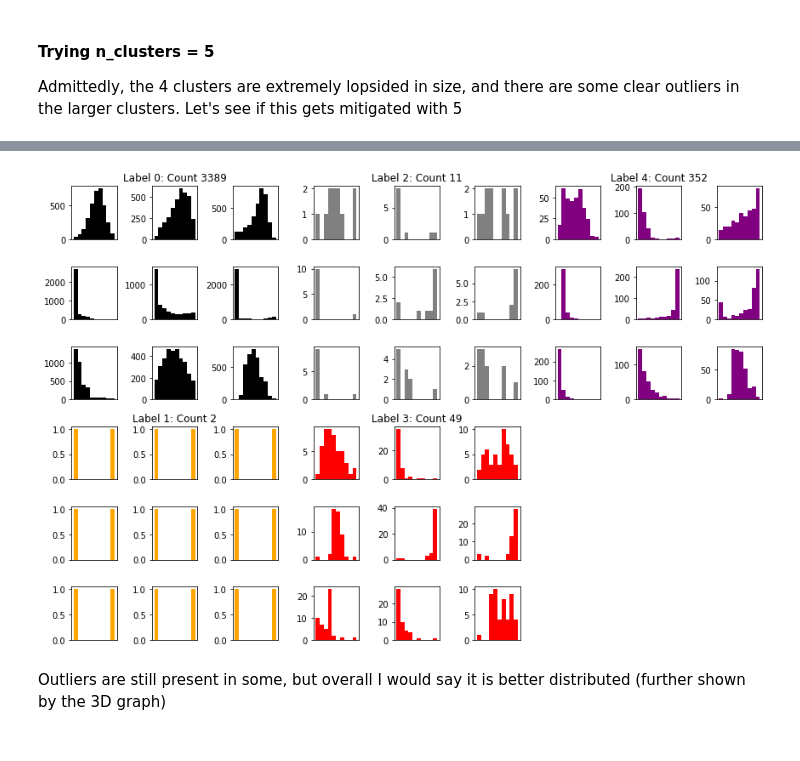
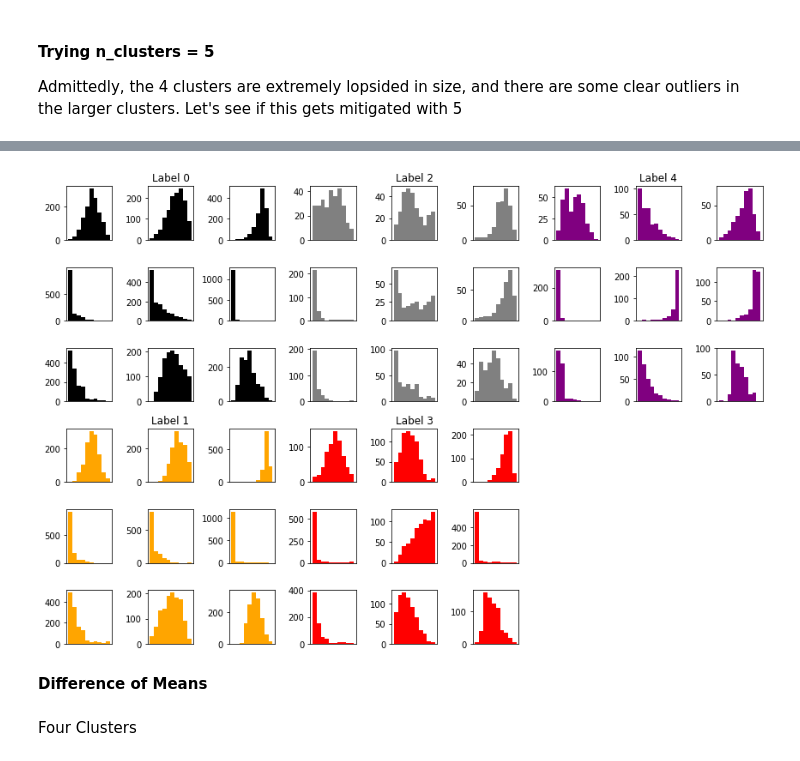
Before and after one commit to JackE249/Spotify-Data-301, a Jupyter notebook: other_clustering.ipynb, the cells around one changed output, grey strips where cells are left out. Saved outputs shown, nothing was run; the diff lists cells and outputs as text; code cells hidden in the pictures.

```diff
--- a/other_clustering.ipynb
+++ b/other_clustering.ipynb
@@ -24,10 +24,10 @@ final_df
 | 16980 | 0.882 | 0.662 | -6.382 | 0.2420 | 0.01240 | 0.000000 | 0.1060 | 0.570 | ... |
 16981 rows × 9 columns
 # %%
-#normalizing loudness and tempo
-final_df['loudness'] = final_df.loudness.apply(lambda x: x/final_df['loudness'].max())
-final_df['tempo'] = final_df.tempo.apply(lambda x: x/final_df['tempo'].max())
+#normalizing columns and dropping duplicates
+
 final_df = final_df.drop_duplicates()
+final_df = (final_df-final_df.min())/(final_df.max()-final_df.min())
 final_df
 # %% [output]
 |  | danceability | energy | loudness | speechiness | acousticness | instrumentalness | liveness | valence | ... |
@@ -185,7 +202,7 @@ fig_graphs.tight_layout()
 
 fig_axes[0,0].hist(analysis.loc[0]['danceability'], color='black');
 fig_axes[0,1].hist(analysis.loc[0]['energy'], color='black');
-fig_axes[0,1].set_title('Label 0: Count 3660');
+fig_axes[0,1].set_title('Label 0');
 fig_axes[0,2].hist(analysis.loc[0]['loudness'], color='black');
 fig_axes[1,0].hist(analysis.loc[0]['speechiness'], color='black');
 fig_axes[1,1].hist(analysis.loc[0]['acousticness'], color='black');
@@ -196,7 +213,7 @@ fig_axes[2,2].hist(analysis.loc[0]['tempo'], color='black');
 
 fig_axes[3,0].hist(analysis.loc[1]['danceability'], color='orange');
 fig_axes[3,1].hist(analysis.loc[1]['energy'], color='orange');
-fig_axes[3,1].set_title('Label 1: Count 2');
+fig_axes[3,1].set_title('Label 1');
 fig_axes[3,2].hist(analysis.loc[1]['loudness'], color='orange');
 fig_axes[4,0].hist(analysis.loc[1]['speechiness'], color='orange');
 fig_axes[4,1].hist(analysis.loc[1]['acousticness'], color='orange');
@@ -207,7 +224,7 @@ fig_axes[5,2].hist(analysis.loc[1]['tempo'], color='orange');
 
 fig_axes[0,3].hist(analysis.loc[2]['danceability'], color='gray');
 fig_axes[0,4].hist(analysis.loc[2]['energy'], color='gray');
-fig_axes[0,4].set_title('Label 2: Count 11');
+fig_axes[0,4].set_title('Label 2');
 fig_axes[0,5].hist(analysis.loc[2]['loudness'], color='gray');
 fig_axes[1,3].hist(analysis.loc[2]['speechiness'], color='gray');
 fig_axes[1,4].hist(analysis.loc[2]['acousticness'], color='gray');
@@ -218,7 +235,7 @@ fig_axes[2,5].hist(analysis.loc[2]['tempo'], color='gray');
 
 fig_axes[3,3].hist(analysis.loc[3]['danceability'], color='red');
 fig_axes[3,4].hist(analysis.loc[3]['energy'], color='red');
-fig_axes[3,4].set_title('Label 3: Count 130');
+fig_axes[3,4].set_title('Label 3');
 fig_axes[3,5].hist(analysis.loc[3]['loudness'], color='red');
 fig_axes[4,3].hist(analysis.loc[3]['speechiness'], color='red');
 fig_axes[4,4].hist(analysis.loc[3]['acousticness'], color='red');
@@ -294,7 +311,7 @@ fig_graphs.tight_layout()
 
 fig_axes[0,0].hist(analysis_n.loc[0]['danceability'], color='black');
 fig_axes[0,1].hist(analysis_n.loc[0]['energy'], color='black');
-fig_axes[0,1].set_title('Label 0: Count 3389');
+fig_axes[0,1].set_title('Label 0');
 fig_axes[0,2].hist(analysis_n.loc[0]['loudness'], color='black');
 fig_axes[1,0].hist(analysis_n.loc[0]['speechiness'], color='black');
 fig_axes[1,1].hist(analysis_n.loc[0]['acousticness'], color='black');
@@ -305,7 +322,7 @@ fig_axes[2,2].hist(analysis_n.loc[0]['tempo'], color='black');
 
 fig_axes[3,0].hist(analysis_n.loc[1]['danceability'], color='orange');
 fig_axes[3,1].hist(analysis_n.loc[1]['energy'], color='orange');
-fig_axes[3,1].set_title('Label 1: Count 2');
+fig_axes[3,1].set_title('Label 1');
 fig_axes[3,2].hist(analysis_n.loc[1]['loudness'], color='orange');
 fig_axes[4,0].hist(analysis_n.loc[1]['speechiness'], color='orange');
 fig_axes[4,1].hist(analysis_n.loc[1]['acousticness'], color='orange');
@@ -316,7 +333,7 @@ fig_axes[5,2].hist(analysis_n.loc[1]['tempo'], color='orange');
 
 fig_axes[0,3].hist(analysis_n.loc[2]['danceability'], color='gray');
 fig_axes[0,4].hist(analysis_n.loc[2]['energy'], color='gray');
-fig_axes[0,4].set_title('Label 2: Count 11');
+fig_axes[0,4].set_title('Label 2');
 fig_axes[0,5].hist(analysis_n.loc[2]['loudness'], color='gray');
 fig_axes[1,3].hist(analysis_n.loc[2]['speechiness'], color='gray');
 fig_axes[1,4].hist(analysis_n.loc[2]['acousticness'], color='gray');
@@ -327,41 +344,43 @@ fig_axes[2,5].hist(analysis_n.loc[2]['tempo'], color='gray');
 
 fig_axes[3,3].hist(analysis_n.loc[3]['danceability'], color='red');
 fig_axes[3,4].hist(analysis_n.loc[3]['energy'], color='red');
-fig_axes[3,4].set_title('Label 3: Count 49');
+fig_axes[3,4].set_title('Label 3');
 fig_axes[3,5].hist(analysis_n.loc[3]['loudness'], color='red');
 fig_axes[4,3].hist(analysis_n.loc[3]['speechiness'], color='red');
 fig_axes[4,4].hist(analysis_n.loc[3]['acousticness'], color='red');
 fig_axes[4,5].hist(analysis_n.loc[3]['instrumentalness'], color='red');
 fig_axes[5,3].hist(analysis_n.loc[3]['liveness'], color='red');
 fig_axes[5,4].hist(analysis_n.loc[3]['valence'], color='red');
 fig_axes[5,5].hist(analysis_n.loc[3]['tempo'], color='red');
 
 fig_axes[0,6].hist(analysis_n.loc[4]['danceability'], color='purple');
 fig_axes[0,7].hist(analysis_n.loc[4]['energy'], color='purple');
-fig_axes[0,7].set_title('Label 4: Count 352');
+fig_axes[0,7].set_title('Label 4');
 fig_axes[0,8].hist(analysis_n.loc[4]['loudness'], color='purple');
 fig_axes[1,6].hist(analysis_n.loc[4]['speechiness'], color='purple');
 fig_axes[1,7].hist(analysis_n.loc[4]['acousticness'], color='purple');
 fig_axes[1,8].hist(analysis_n.loc[4]['instrumentalness'], color='purple');
 fig_axes[2,6].hist(analysis_n.loc[4]['liveness'], color='purple');
 fig_axes[2,7].hist(analysis_n.loc[4]['valence'], color='purple');
 fig_axes[2,8].hist(analysis_n.loc[4]['tempo'], color='purple');
 
 fig_axes[3,6].axis('off')
 fig_axes[3,7].axis('off')
 fig_axes[3,8].axis('off')
 fig_axes[4,6].axis('off')
 fig_axes[4,7].axis('off')
 fig_axes[4,8].axis('off')
 fig_axes[5,6].axis('off')
 fig_axes[5,7].axis('off')
 fig_axes[5,8].axis('off')
 
 for ax in fig_axes:
     for a in ax:
         a.set_xticks([])
         #a.set_yticks([])
 # %% [output]
-[figure, old version]
+[figure, new version]
 # %% [markdown]
-Outliers are still present in some, but overall I would say it is better distributed (further shown by the 3D graph)
+**Difference of Means**
+# %% [markdown]
+Four Clusters
```
Also changed, not shown: parts of 19 cells of this notebook.
